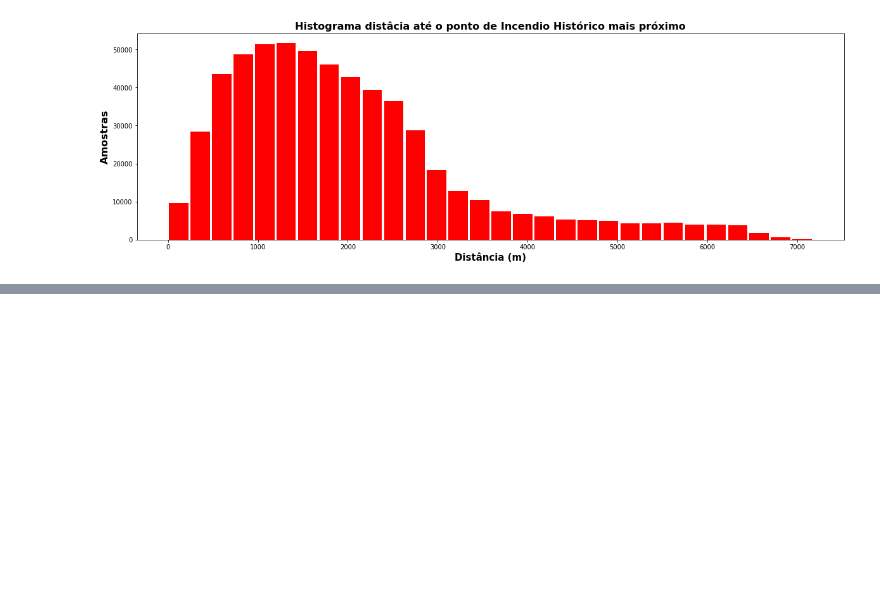
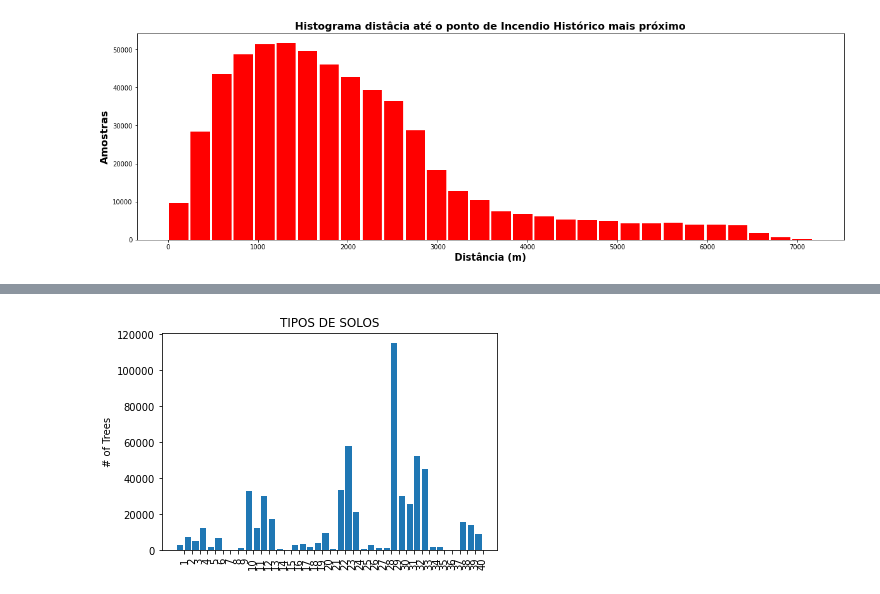
Before and after one commit to AllanHigorLP/Atividade_avaliativa-2.2-RNA, a Jupyter notebook: PP_2_2_1_Conhecendo_o_Conjunto_de_Dados.ipynb, the cells around one changed output, grey strips where cells are left out. Drawn from its saved outputs; the diff is of its cells as text; code cells hidden in the pictures; blank space fills up the shorter version.

Commit message:
tipos de solo - will

```diff
--- a/PP_2_2_1_Conhecendo_o_Conjunto_de_Dados.ipynb
+++ b/PP_2_2_1_Conhecendo_o_Conjunto_de_Dados.ipynb
@@ -312,0 +332,13 @@ plt.show()
+# %%
+#Soil_Type+1
+#Soil_Type+2
+soil_counts = []
+for num in range(1,41):
+    col = ('Soil_Type' + str(num))
+    this_soil = df[col].groupby(df['Cover_Type'])
+    totals = []
+    for value in this_soil.sum():
+        totals.append(value)
+    total_sum = sum(totals)
+    soil_counts.append(total_sum)
+    print("Quantidade de árvores no tipo de solo {0}: {1}".format(num, total_sum))
@@ -312,0 +363,9 @@ plt.show()
+# %%
+soil_types = range(1,41)
+xs = [i + 0.2 for i, _ in enumerate(soil_types)]
+plt.bar(xs, soil_counts)
+plt.ylabel("# of Trees")
+plt.title("TIPOS DE SOLOS")
+plt.xticks([i + 0.75 for i, _ in enumerate(soil_types)], soil_types, rotation='vertical');
+# %% [output]
+[figure, added]
```
Also changed, not shown: parts of 7 cells of this notebook.
